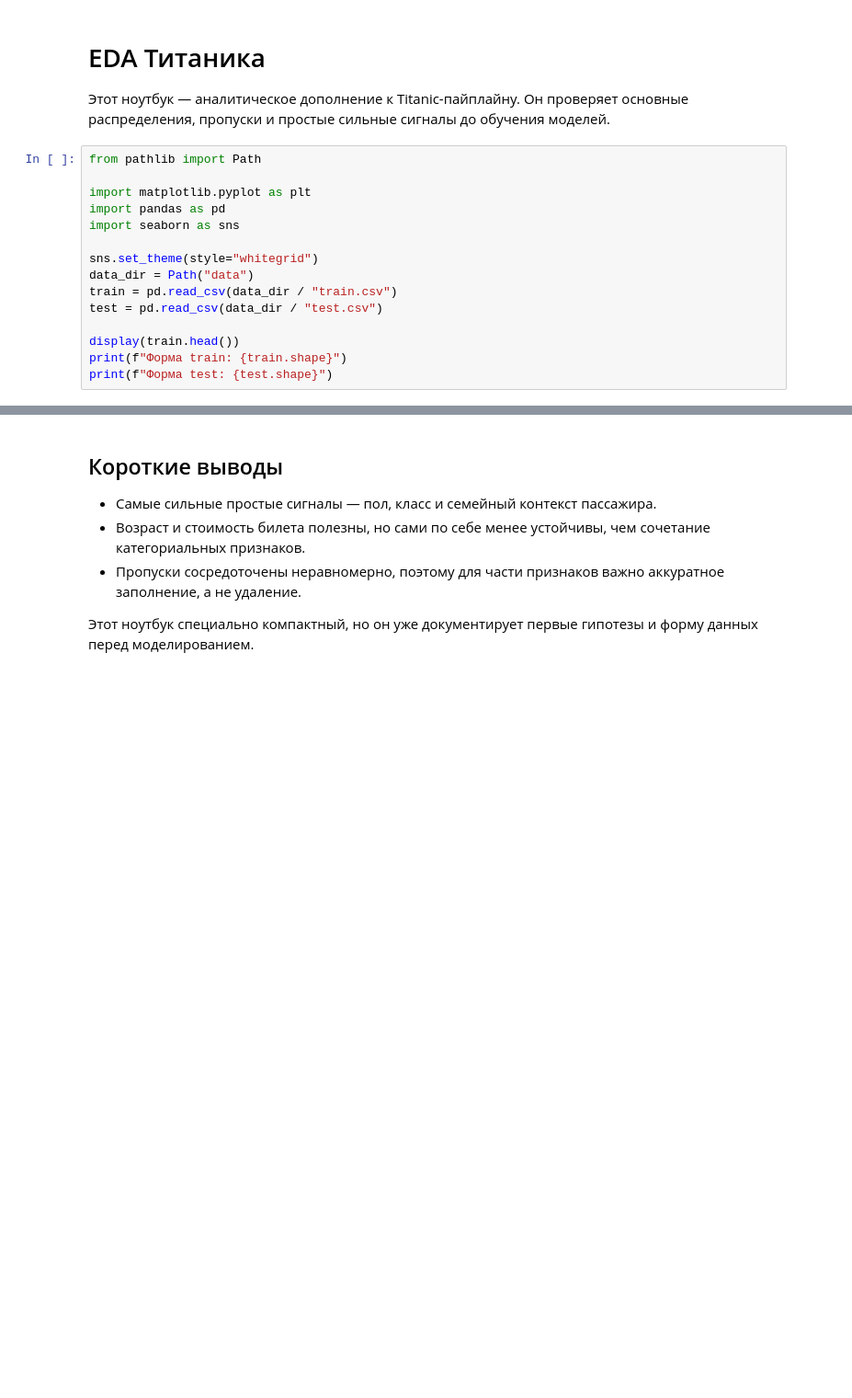
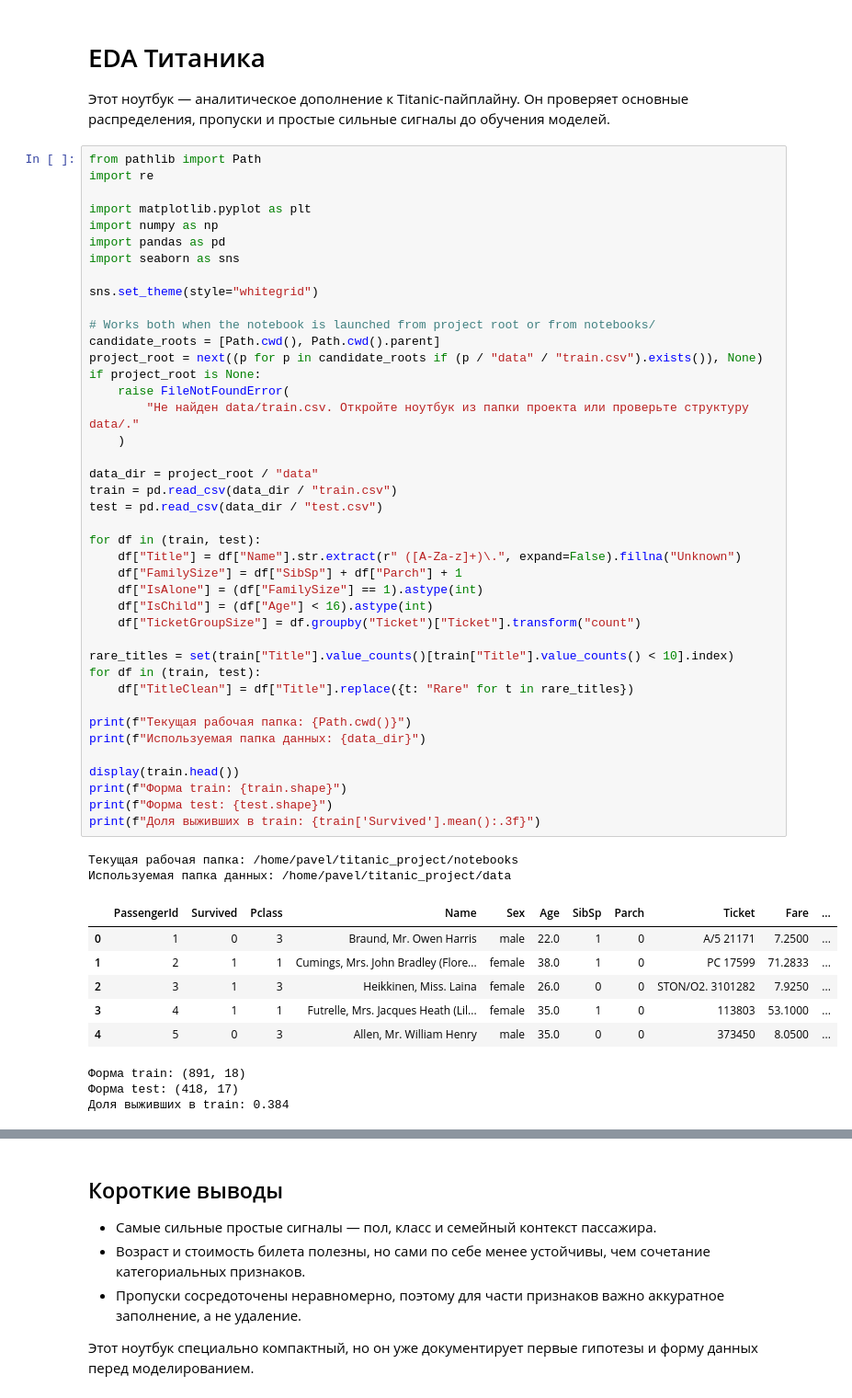
Before and after one commit to PavlikElektrik/titanic_project, a Jupyter notebook: notebooks/eda.ipynb, the cells around one changed output, grey strips where cells are left out. Shown at 92% size. Cells and saved outputs as stored; diff of their text form; blank space fills up the shorter version.

Commit message:
Refine Titanic EDA notebook

```diff
--- a/notebooks/eda.ipynb
+++ b/notebooks/eda.ipynb
@@ -5,17 +5,55 @@
 Он проверяет основные распределения, пропуски и простые сильные сигналы до обучения моделей.
 # %%
 from pathlib import Path
+import re
 
 import matplotlib.pyplot as plt
+import numpy as np
 import pandas as pd
 import seaborn as sns
 
 sns.set_theme(style="whitegrid")
-data_dir = Path("data")
+
+# Works both when the notebook is launched from project root or from notebooks/
+candidate_roots = [Path.cwd(), Path.cwd().parent]
+project_root = next((p for p in candidate_roots if (p / "data" / "train.csv").exists()), None)
+if project_root is None:
+    raise FileNotFoundError(
+        "Не найден data/train.csv. Откройте ноутбук из папки проекта или проверьте структуру data/."
+    )
+
+data_dir = project_root / "data"
 train = pd.read_csv(data_dir / "train.csv")
 test = pd.read_csv(data_dir / "test.csv")
+
+for df in (train, test):
+    df["Title"] = df["Name"].str.extract(r" ([A-Za-z]+)\.", expand=False).fillna("Unknown")
+    df["FamilySize"] = df["SibSp"] + df["Parch"] + 1
+    df["IsAlone"] = (df["FamilySize"] == 1).astype(int)
+    df["IsChild"] = (df["Age"] < 16).astype(int)
+    df["TicketGroupSize"] = df.groupby("Ticket")["Ticket"].transform("count")
+
+rare_titles = set(train["Title"].value_counts()[train["Title"].value_counts() < 10].index)
+for df in (train, test):
+    df["TitleClean"] = df["Title"].replace({t: "Rare" for t in rare_titles})
+
+print(f"Текущая рабочая папка: {Path.cwd()}")
+print(f"Используемая папка данных: {data_dir}")
 
 display(train.head())
 print(f"Форма train: {train.shape}")
 print(f"Форма test: {test.shape}")
+print(f"Доля выживших в train: {train['Survived'].mean():.3f}")
+# %% [output]
+Текущая рабочая папка: /home/pavel/titanic_project/notebooks
+Используемая папка данных: /home/pavel/titanic_project/data
+|  | PassengerId | Survived | Pclass | Name | Sex | Age | SibSp | Parch | Ticket | Fare | ... |
+| 0 | 1 | 0 | 3 | Braund, Mr. Owen Harris | male | 22.0 | 1 | 0 | A/5 21171 | 7.2500 | ... |
+| 1 | 2 | 1 | 1 | Cumings, Mrs. John Bradley (Flore... | female | 38.0 | 1 | 0 | PC 17599 | 71.2833 | ... |
+| 2 | 3 | 1 | 3 | Heikkinen, Miss. Laina | female | 26.0 | 0 | 0 | STON/O2. 3101282 | 7.9250 | ... |
+| 3 | 4 | 1 | 1 | Futrelle, Mrs. Jacques Heath (Lil... | female | 35.0 | 1 | 0 | 113803 | 53.1000 | ... |
+| 4 | 5 | 0 | 3 | Allen, Mr. William Henry | male | 35.0 | 0 | 0 | 373450 | 8.0500 | ... |
+Форма train: (891, 18)
+Форма test: (418, 17)
+Доля выживших в train: 0.384
 # %%
```
Also changed, not shown: parts of 2 cells of this notebook.
